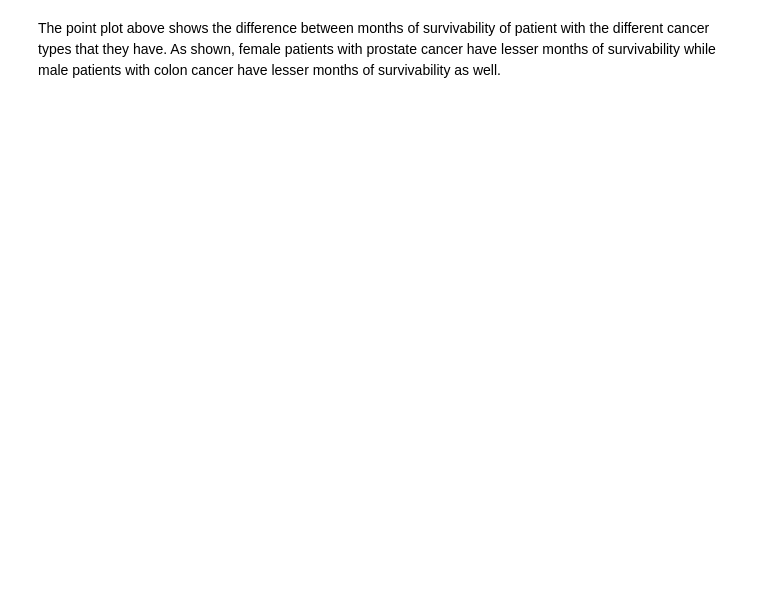
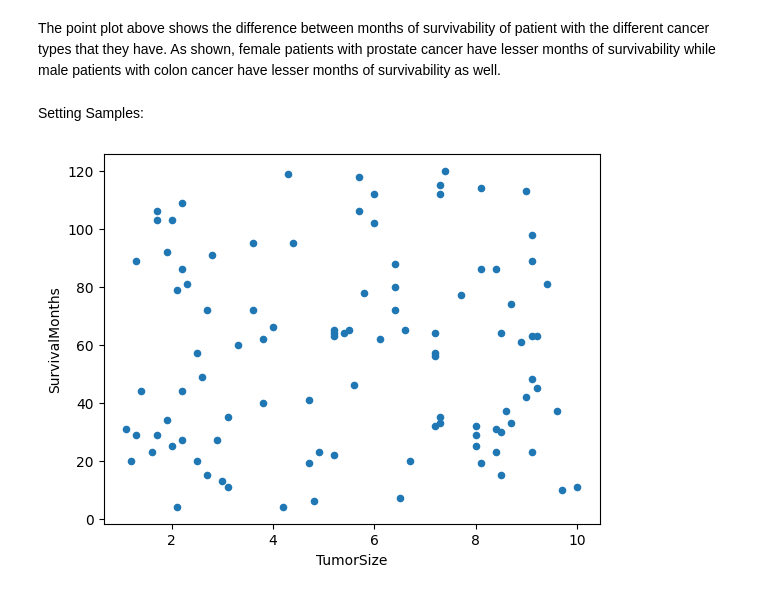
Before and after one commit to ascxiao/Cancer-Dataset-Analysis, a Jupyter notebook: cancer.ipynb, the cells around one changed output. Drawn from its saved outputs; the diff is of its cells as text; code cells hidden in the pictures; blank space fills up the shorter version.

```diff
--- a/cancer.ipynb
+++ b/cancer.ipynb
@@ -122,2 +122,17 @@ Name: SurvivalMonths, dtype: float64
 # %% [markdown]
 The point plot above shows the difference between months of survivability of patient with the different cancer types that they have. As shown, female patients with prostate cancer have lesser months of survivability while male patients with colon cancer have lesser months of survivability as well.
+# %% [markdown]
+Setting Samples:
+# %%
+sample_size = 100
+
+shuffled = cancer_transform.sample(frac = 1).reset_index(drop = True).reset_index()
+pop_size = len(shuffled)
+interval = pop_size // sample_size
+
+cancer_interval = cancer_transform.iloc[::interval]
+
+cancer_interval.plot(x = 'TumorSize', y = 'SurvivalMonths', kind = 'scatter')
+plt.show()
+# %% [output]
+[figure, added]
```
Also changed, not shown: parts of 1 cell of this notebook.
